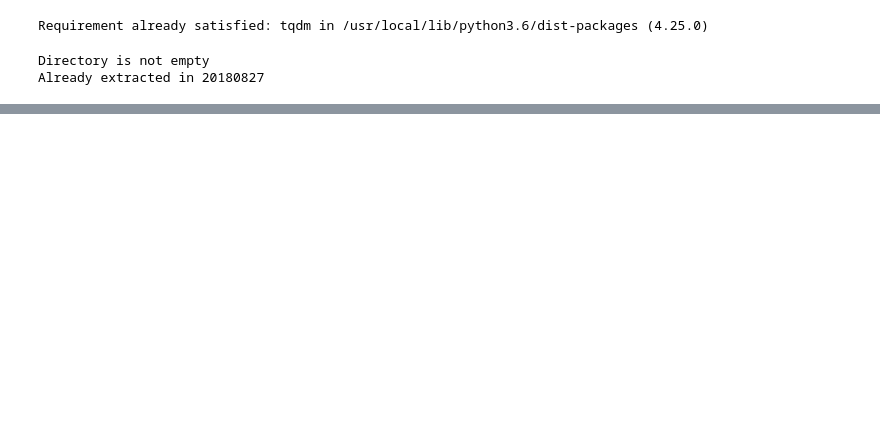
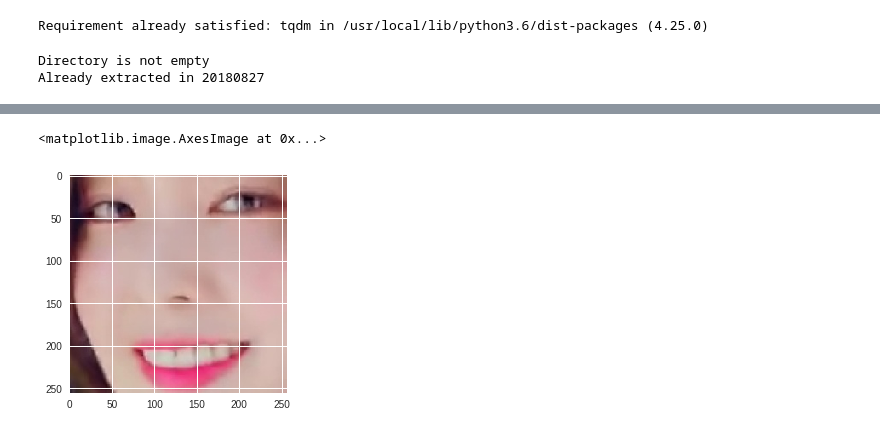
Before and after one commit to HyOsori/FaceClusterer, a Jupyter notebook: doomsheart/FaceClusterer.ipynb, the cells around one changed output, grey strips where cells are left out. Saved outputs shown, nothing was run; the diff lists cells and outputs as text; code cells hidden in the pictures; blank space fills up the shorter version.

```diff
--- a/doomsheart/FaceClusterer.ipynb
+++ b/doomsheart/FaceClusterer.ipynb
@@ -81,12 +67,39 @@ def save_cropped_img(img, faces, frame):
         for (x, y, w, h) in faces:
             face_img = img[y:y + h, x: x + w]
 #             cv.imwrite(SAVE_CROPPED_FACE_DIR + "/" + str(frame) + "_" + str(i) + ".jpg", img[y:y + h, x: x + w])
-            cv.imwrite(SAVE_CROPPED_FACE_DIR + "/" + str(frame) + "_" + str(i) + ".jpg", cv.resize(face_img, (256, 256), interpolation=cv.INTER_AREA))
+            cv.imwrite(SAVE_CROPPED_FACE_DIR + "/" + str(frame) + "_" + str(i) + ".jpg", cv.resize(face_img, (32, 32), interpolation=cv.INTER_AREA))
             i += 1
     if cv.waitKey(1) & 0xFF == ord('q'):
         return False
     else:
         return True
+
+# this function show image and quit when press q or end
+def show_img(img, faces):
+    if len(faces) != 0:
+        for (x, y, w, h) in faces:
+            cv.rectangle(img, (x, y), (x + w, y + h), (255, 0, 0), 1)
+    cv.imshow('hello', img)
+    if cv.waitKey(1) & 0xFF == ord('q'):
+        return False
+    else:
+        return True
+def ORB():
+    img = cv.imread(SAVE_CROPPED_FACE_DIR + '/130_0.jpg')
+    imgray = cv.cvtColor(img, cv.COLOR_BGR2GRAY)
+    img2 = None
+    orb = cv.ORB_create()
+    kp, des = orb.detectAndCompute(img, None)
+#     img2 = cv.drawKeypoints(img, kp, img2, (0, 0, 255), flags=0)
+#     plt.imshow(img2)
+    return kp, des
+def HarrisCorner():
+    img = cv.imread(SAVE_CROPPED_FACE_DIR + '/130_0.jpg')
+    img_gray = cv.cvtColor(img, cv.COLOR_BGR2GRAY)
+    corners = cv.cornerHarris(img_gray, 2, 3, 0.04)
+#     plt.figure(figsize=(6, 6))
+#     plt.imshow(corners, cmap='gray')
+    return coners
 # %% [output]
 Requirement already satisfied: tqdm in /usr/local/lib/python3.6/dist-packages (4.25.0)
 # %%
@@ -137,11 +134,15 @@ face_files = os.listdir(SAVE_CROPPED_FACE_DIR)
 for face_file_name in tqdm(face_files):
     img = cv.imread(SAVE_CROPPED_FACE_DIR + '/' + face_file_name)
     img_gray = cv.cvtColor(img, cv.COLOR_BGR2GRAY)
-    img_blur = cv.GaussianBlur(img_gray, (5,5), 0)
+    img_blur = cv.GaussianBlur(img_gray, (3,3), 0)
     img_sharp = cv.Laplacian(img_blur, cv.CV_64F)
 #     corners = cv.cornerHarris(img_gray, 2, 3, 0.04)
-#     face_list.append(img_gray.flatten())
-    face_list.append(img_sharp)
+#     face_list.append(img_gray)
+    face_list.append(img_sharp.flatten())
+#     rgb_img = cv.cvtColor(img, cv.COLOR_BGR2RGB)
+#     face_list.append(rgb_img)
+# %%
+face_list = np.float32(face_list)
 # %%
 compactness = []
 kvals = np.arange(1,10)
@@ -164,3 +166,8 @@ for i in range(k):
 for f_n, c_k in tqdm(zip(face_files, clusters)):
     print(f_n, c_k )
     shutil.copy2(SAVE_CROPPED_FACE_DIR + '/' + f_n, SAVE_CROPPED_FACE_DIR + "_cluster_" + str(k) + '/' + str(c_k[0]) + '/' + f_n)
+# %%
+plt.imshow(face_list[10])
+# %% [output]
+<matplotlib.image.AxesImage at 0x...>
+[figure, added]
```
Also changed, not shown: parts of 9 cells of this notebook.
